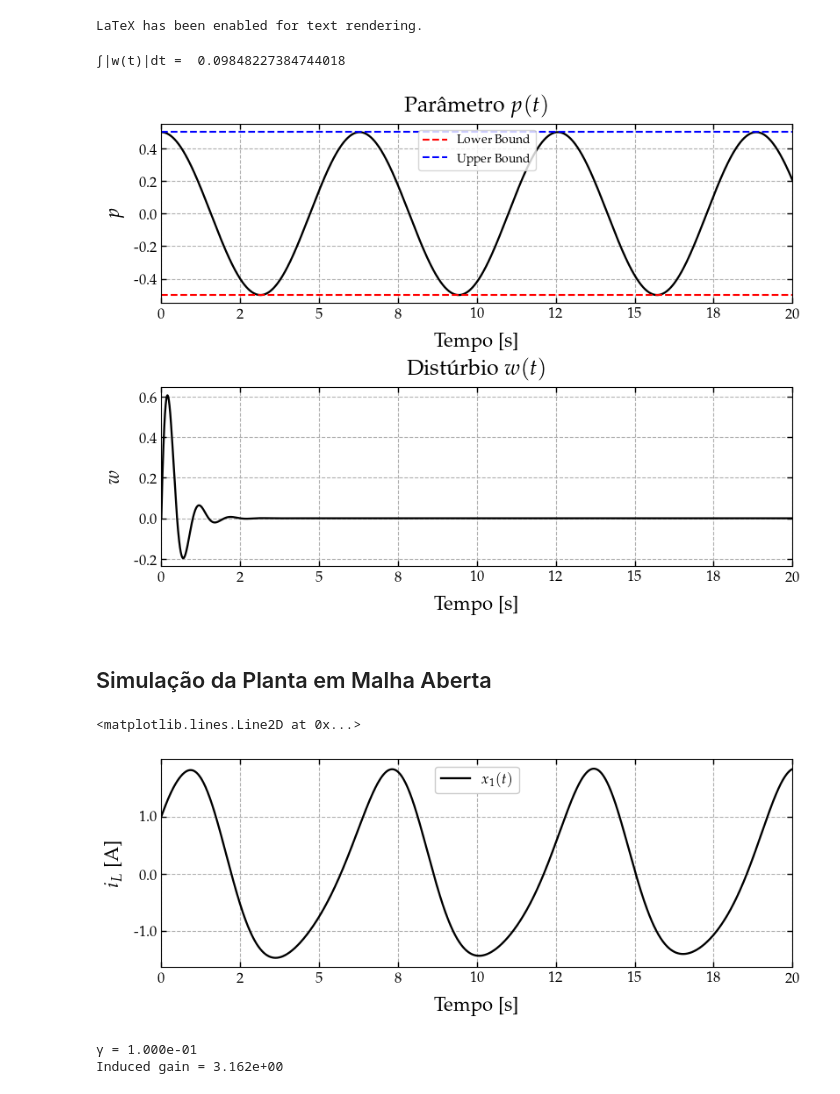
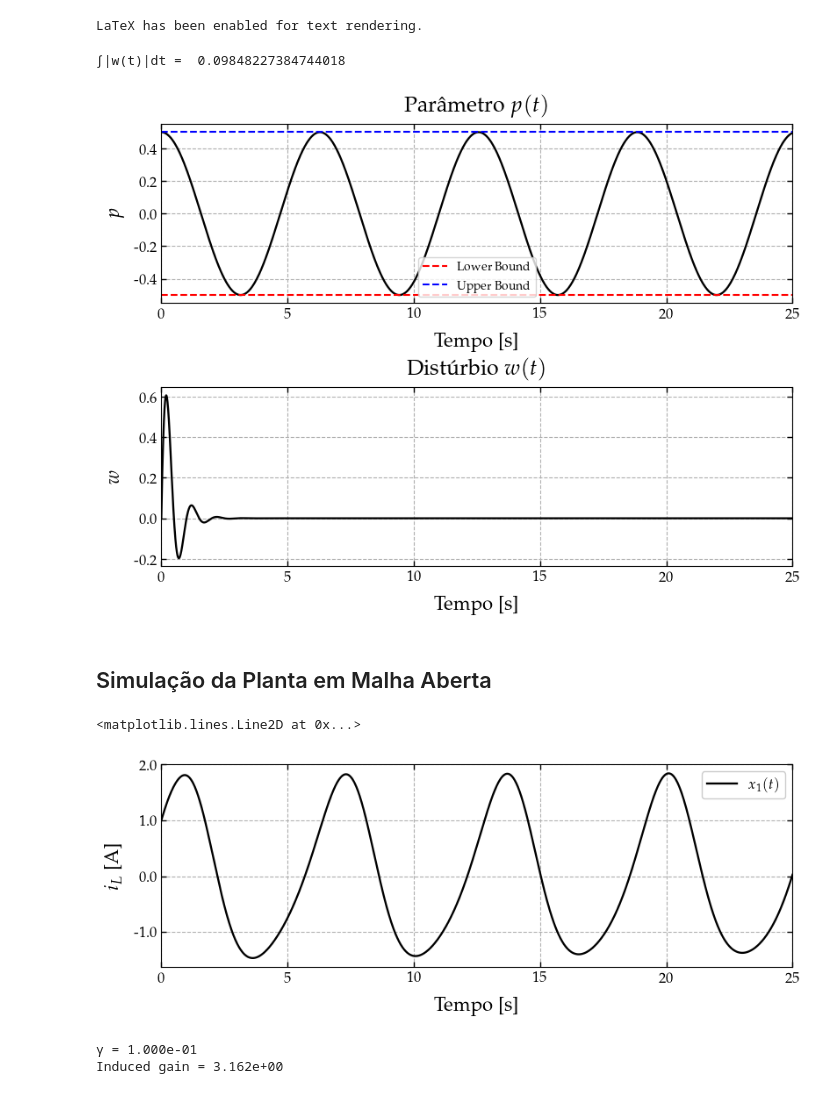
Before and after one commit to andel-vitorio/event-based-control, a Jupyter notebook: Notebooks/PETC for LPV Systems/VII - SETM*, Saturated and Perturbed System - Async.ipynb, the cells around one changed output. Cells and saved outputs as stored; diff of their text form; code cells hidden in the pictures.

```diff
--- a/Notebooks/PETC for LPV Systems/VII - SETM*, Saturated and Perturbed System - Async.ipynb
+++ b/Notebooks/PETC for LPV Systems/VII - SETM*, Saturated and Perturbed System - Async.ipynb
@@ -69,7 +69,7 @@ LaTeX has been enabled for text rendering.
 
 
 simulation_step = 1e-4
-simulation_time = 20
+simulation_time = 25
 timepts = np.arange(0, simulation_time + simulation_step, simulation_step)
 
 sys = nm.StateSpaceSystem("Systems Datas.json", "Abdullah2009",
@@ -143,34 +143,34 @@ if not any(param_deps.values()) and not any(dist_deps.values()):
       )
 
       ax = axs[key]
 
       gph.plot(
         axs[key], t_formatted, y_formatted, title=label_data['name'],
         xlabel='Tempo' + t_unit_label,
         ylabel=label_data['symbol'] + y_unit_label, label='',
         plot_cfg={**cfg,
           'axis': {**cfg['axis'],'x_digits': t_decimal_places,
                     'y_digits': y_decimal_places},
           'limits': { **cfg['limits'], **axis_limits },
         }
       )
 
       # Adiciona barras horizontais só para parâmetros (section == "parameters")
       if section == "parameters":
         # Os limites são obtidos pelo índice '1' do seu JSON
         bounds = rho_bounds.get(f'{i+1}', None)
         if bounds:
             ymin, ymax = bounds
             ax.axhline(y=ymin, color='red', linestyle='--', linewidth=1.5, label='Lower Bound')
             ax.axhline(y=ymax, color='blue', linestyle='--', linewidth=1.5, label='Upper Bound')
 
         # Adiciona legenda para as linhas de limite (opcional)
         ax.legend()
 else:
     print("Parâmetros dependem dos estados — gráficos não serão gerados antes da simulação.")
 # %% [output]
 ∫|w(t)|dt =  0.09848227384744018
-[figure, old version]
+[figure, new version]
 # %%
 import numpy as np
 
@@ -267,7 +267,7 @@ gph.plot(
 )
 # %% [output]
 <matplotlib.lines.Line2D at 0x...>
-[figure, old version]
+[figure, new version]
 # %%
 
 
```
Also changed, not shown: parts of 7 cells of this notebook, 1 other file.
